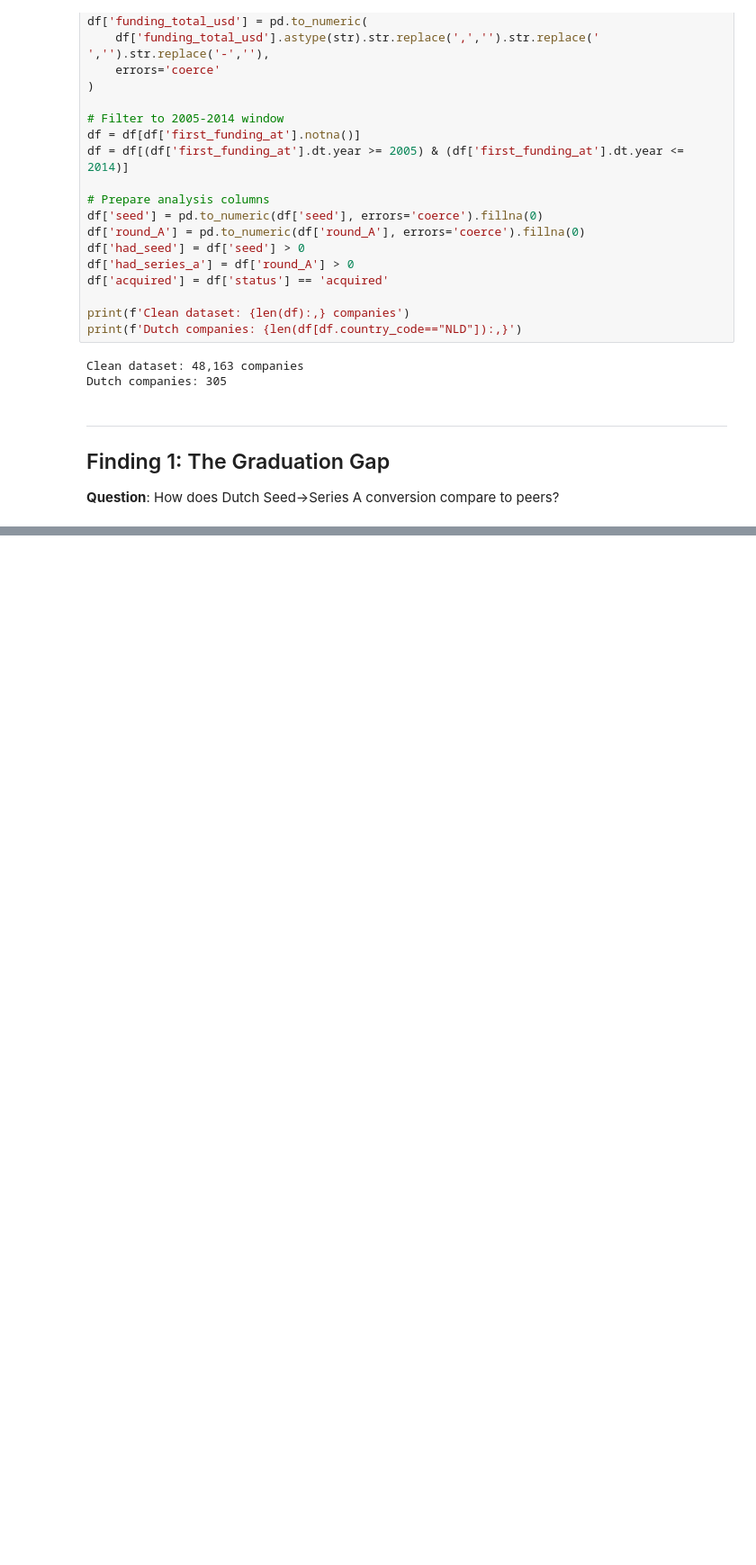
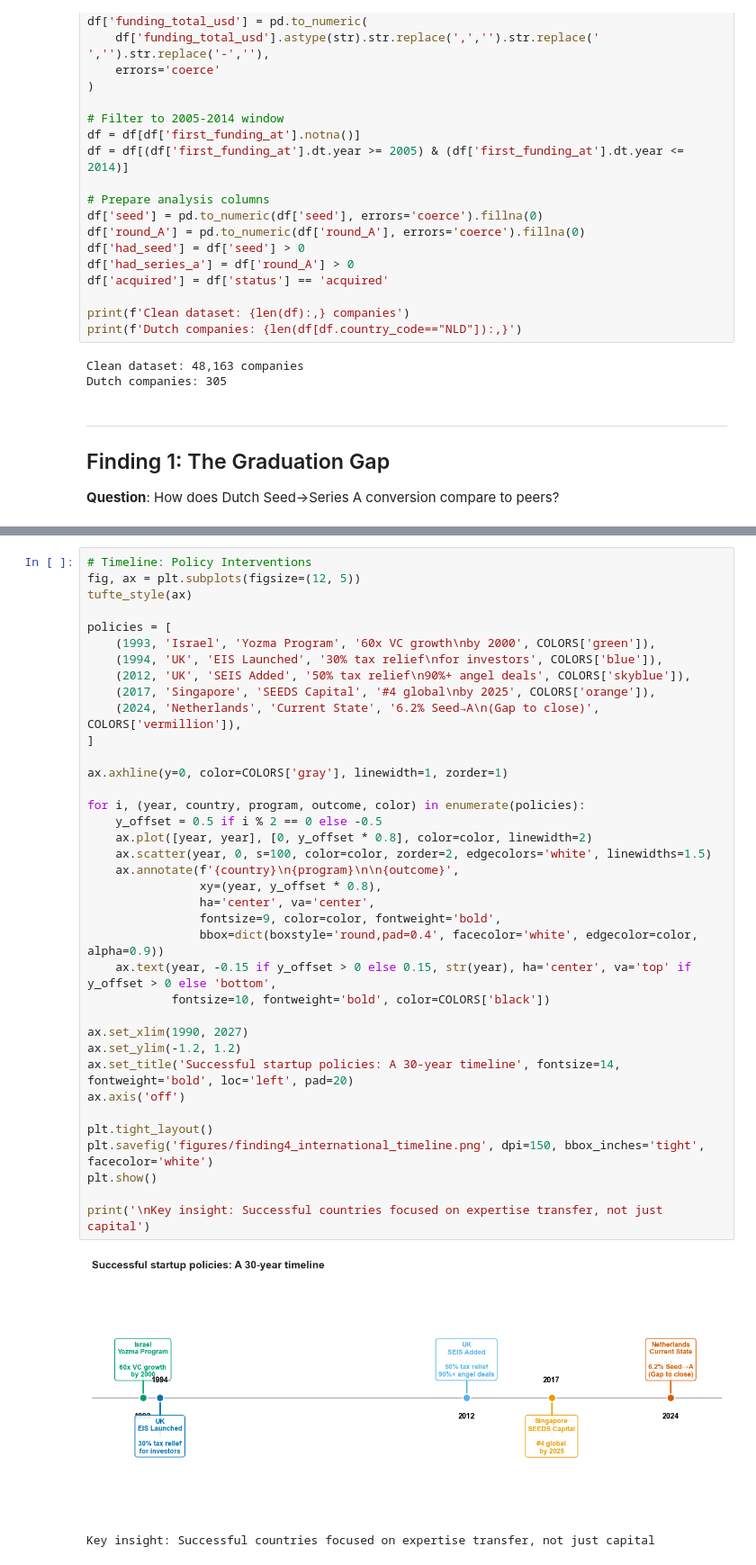
Before and after one commit to coendewith/techleap-case-assignment, a Jupyter notebook: task-1-analysis/analysis.ipynb, the cells around one changed output, grey strips where cells are left out. Shown at 90% size. Drawn from its saved outputs; the diff is of its cells as text; blank space fills up the shorter version.

```diff
--- a/task-1-analysis/analysis.ipynb
+++ b/task-1-analysis/analysis.ipynb
@@ -278,0 +286,40 @@ Key insight: 5-7 year bootstrap is optimal, waiting too long hurts outcomes
+# %%
+# Timeline: Policy Interventions
+fig, ax = plt.subplots(figsize=(12, 5))
+tufte_style(ax)
+
+policies = [
+    (1993, 'Israel', 'Yozma Program', '60x VC growth\nby 2000', COLORS['green']),
+    (1994, 'UK', 'EIS Launched', '30% tax relief\nfor investors', COLORS['blue']),
+    (2012, 'UK', 'SEIS Added', '50% tax relief\n90%+ angel deals', COLORS['skyblue']),
+    (2017, 'Singapore', 'SEEDS Capital', '#4 global\nby 2025', COLORS['orange']),
+    (2024, 'Netherlands', 'Current State', '6.2% Seed→A\n(Gap to close)', COLORS['vermillion']),
+]
+
+ax.axhline(y=0, color=COLORS['gray'], linewidth=1, zorder=1)
+
+for i, (year, country, program, outcome, color) in enumerate(policies):
+    y_offset = 0.5 if i % 2 == 0 else -0.5
+    ax.plot([year, year], [0, y_offset * 0.8], color=color, linewidth=2)
+    ax.scatter(year, 0, s=100, color=color, zorder=2, edgecolors='white', linewidths=1.5)
+    ax.annotate(f'{country}\n{program}\n\n{outcome}',
+                xy=(year, y_offset * 0.8),
+                ha='center', va='center',
+                fontsize=9, color=color, fontweight='bold',
+                bbox=dict(boxstyle='round,pad=0.4', facecolor='white', edgecolor=color, alpha=0.9))
+    ax.text(year, -0.15 if y_offset > 0 else 0.15, str(year), ha='center', va='top' if y_offset > 0 else 'bottom',
+            fontsize=10, fontweight='bold', color=COLORS['black'])
+
+ax.set_xlim(1990, 2027)
+ax.set_ylim(-1.2, 1.2)
+ax.set_title('Successful startup policies: A 30-year timeline', fontsize=14, fontweight='bold', loc='left', pad=20)
+ax.axis('off')
+
+plt.tight_layout()
+plt.savefig('figures/finding4_international_timeline.png', dpi=150, bbox_inches='tight', facecolor='white')
+plt.show()
+
+print('\nKey insight: Successful countries focused on expertise transfer, not just capital')
+# %% [output]
+[figure, added]
+Key insight: Successful countries focused on expertise transfer, not just capital
```
Also changed, not shown: parts of 13 cells of this notebook, 17 other files.
